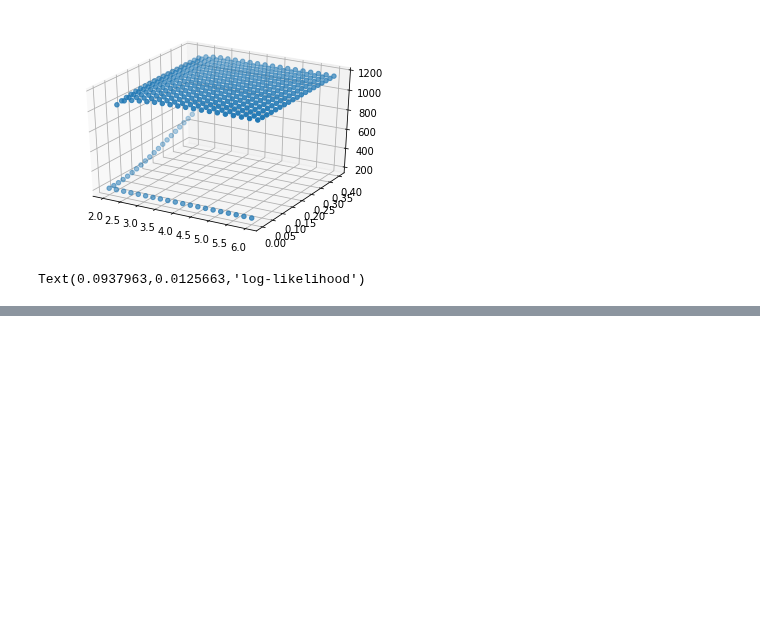
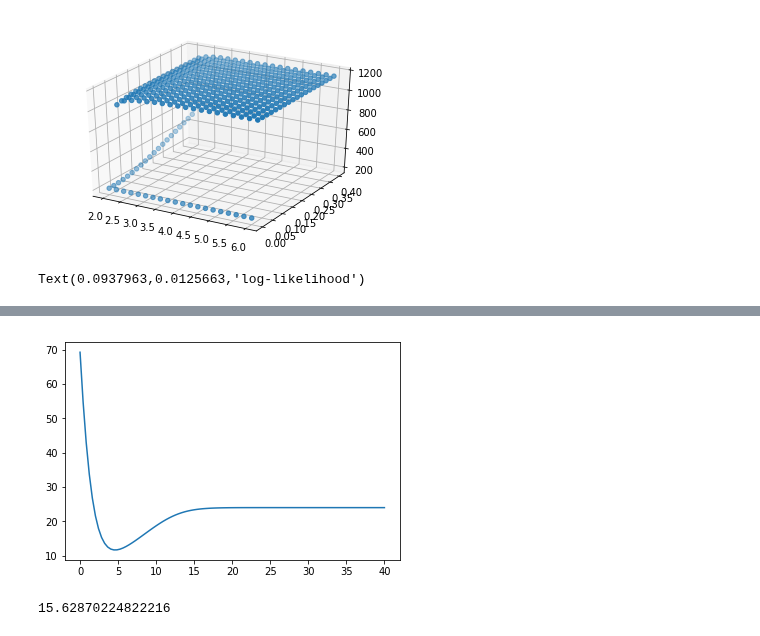
Before and after one commit to Maylibooyah69/RewardReversalPorject, a Jupyter notebook: MLE_1alpha.ipynb, the cells around one changed output, grey strips where cells are left out. Saved outputs shown, nothing was run; the diff lists cells and outputs as text; code cells hidden in the pictures; blank space fills up the shorter version.

```diff
--- a/MLE_1alpha.ipynb
+++ b/MLE_1alpha.ipynb
@@ -308,0 +327,12 @@ Text(0.0937963,0.0125663,'log-likelihood')
+# %%
+# plot likelihood versus beta
+beta_list = np.linspace(0,40,100)
+ll_list = [neg_log_likelihood_2Q(0.2,i,actions,rewards) for i in beta_list]
+plt.plot(beta_list,ll_list)
+plt.show()
+# %% [output]
+[figure, added]
+# %%
+ll_list[]
+# %% [output]
+15.62870224822216
```
Also changed, not shown: parts of 3 cells of this notebook, 1 other file.
